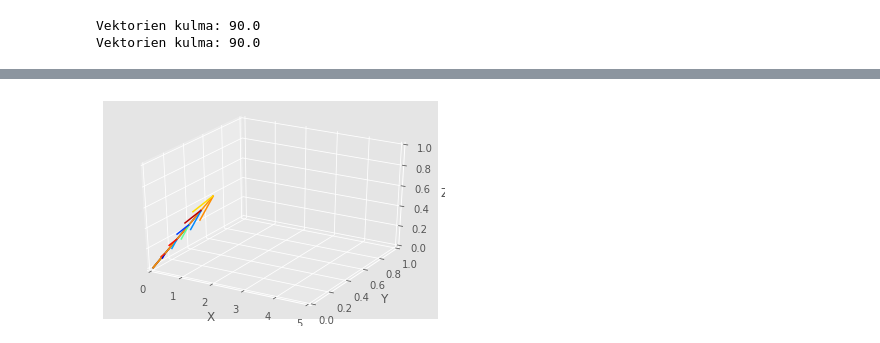
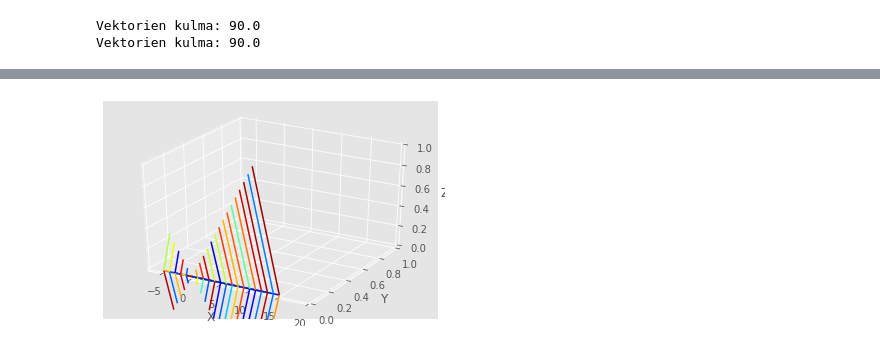
Before and after one commit to SanteriVtj/Matriisilaskenta, a Jupyter notebook: lh_1.ipynb, the cells around one changed output, grey strips where cells are left out. Drawn from its saved outputs; the diff is of its cells as text; code cells hidden in the pictures.

```diff
--- a/lh_1.ipynb
+++ b/lh_1.ipynb
@@ -94,6 +94,6 @@ def make_v_set(n, x=True, y=False, z=False, start=0, step=1):
         v_set = np.append(v_set, np.array([[0, 0, 0, a, b, c]]), axis=0)
     return v_set
 # %%
-three_dim_vector_space(make_v_set(5, y=True, start=.1, step=.1), x_lim=[0,5]).show()
+three_dim_vector_space(make_v_set(15, y=False, start=-5, step=1), x_lim=[-7,20]).show()
 # %% [output]
-[figure, old version]
+[figure, new version]
```
Also changed, not shown: parts of 6 cells of this notebook.
